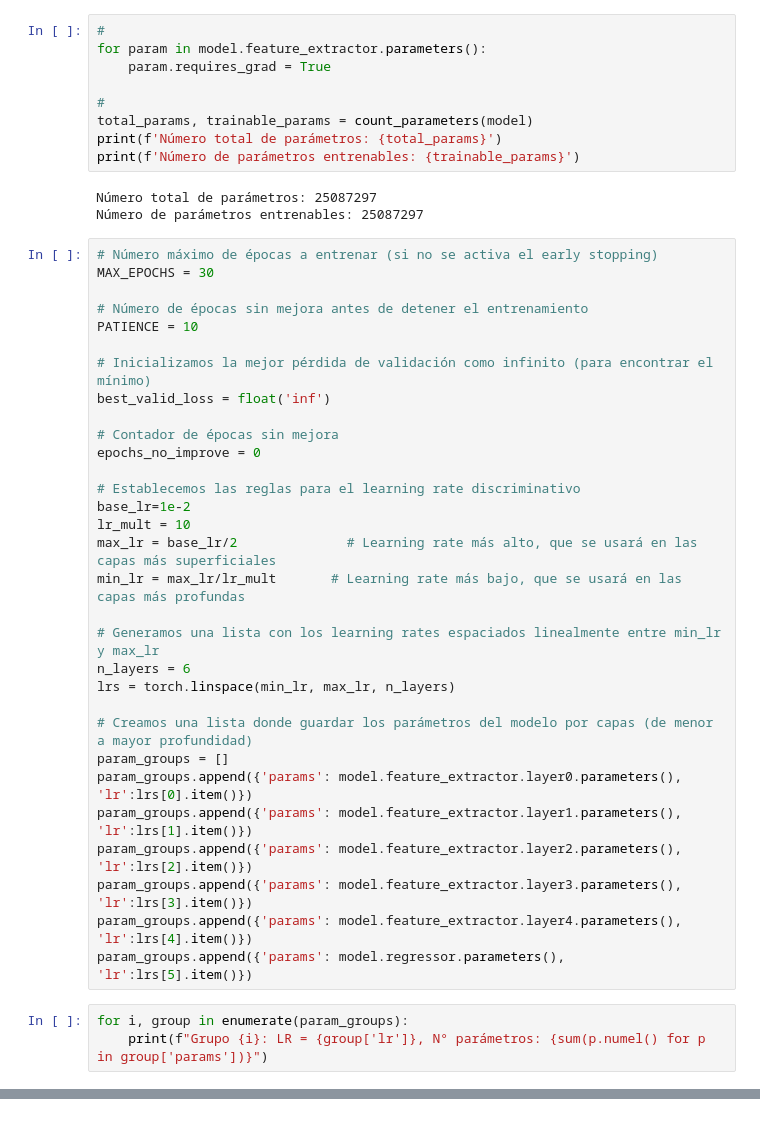
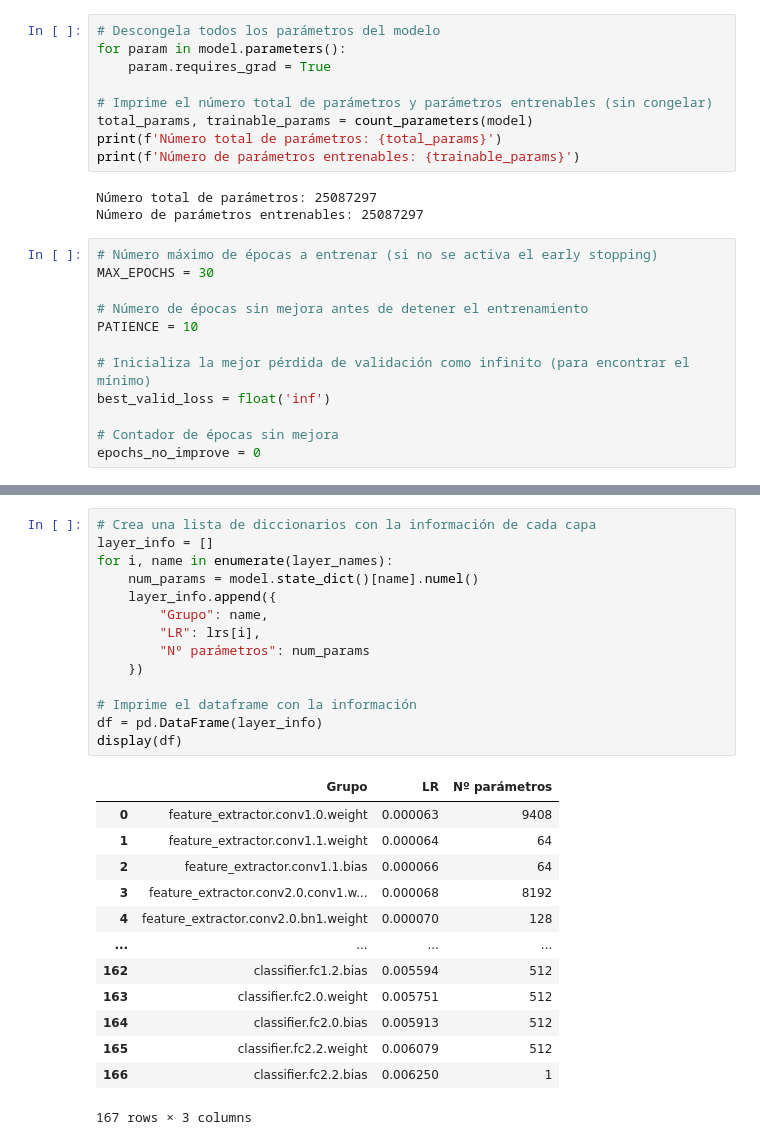
Before and after one commit to esdavide2910/tfg-bioprofile-uncertainty, a Jupyter notebook: notebooks/model1.ipynb, the cells around one changed output, grey strips where cells are left out. Cells and saved outputs as stored; diff of their text form.

```diff
--- a/notebooks/model1.ipynb
+++ b/notebooks/model1.ipynb
@@ -793,9 +821,9 @@ Epoch 0 | Train Loss: 40.31 | Validation Loss: 8.79
 # %%
-#
-for param in model.feature_extractor.parameters():
+# Descongela todos los parámetros del modelo
+for param in model.parameters():
     param.requires_grad = True
 
-#
+# Imprime el número total de parámetros y parámetros entrenables (sin congelar)
 total_params, trainable_params = count_parameters(model)
 print(f'Número total de parámetros: {total_params}')
 print(f'Número de parámetros entrenables: {trainable_params}')
@@ -809,30 +837,8 @@ MAX_EPOCHS = 30
 # Número de épocas sin mejora antes de detener el entrenamiento
 PATIENCE = 10
 
-# Inicializamos la mejor pérdida de validación como infinito (para encontrar el mínimo)
+# Inicializa la mejor pérdida de validación como infinito (para encontrar el mínimo)
 best_valid_loss = float('inf')
 
 # Contador de épocas sin mejora
 epochs_no_improve = 0
-
-# Establecemos las reglas para el learning rate discriminativo
-base_lr=1e-2
-lr_mult = 10
-max_lr = base_lr/2              # Learning rate más alto, que se usará en las capas más superficiales
-min_lr = max_lr/lr_mult       # Learning rate más bajo, que se usará en las capas más profundas
-
-# Generamos una lista con los learning rates espaciados linealmente entre min_lr y max_lr
-n_layers = 6
-lrs = torch.linspace(min_lr, max_lr, n_layers)
-
-# Creamos una lista donde guardar los parámetros del modelo por capas (de menor a mayor profundidad)
-param_groups = []
-param_groups.append({'params': model.feature_extractor.layer0.parameters(), 'lr':lrs[0].item()})
-param_groups.append({'params': model.feature_extractor.layer1.parameters(), 'lr':lrs[1].item()})
-param_groups.append({'params': model.feature_extractor.layer2.parameters(), 'lr':lrs[2].item()})
-param_groups.append({'params': model.feature_extractor.layer3.parameters(), 'lr':lrs[3].item()})
-param_groups.append({'params': model.feature_extractor.layer4.parameters(), 'lr':lrs[4].item()})
-param_groups.append({'params': model.regressor.parameters(), 'lr':lrs[5].item()})
-# %%
-for i, group in enumerate(param_groups):
-    print(f"Grupo {i}: LR = {group['lr']}, N° parámetros: {sum(p.numel() for p in group['params'])}")
@@ -845,0 +881,28 @@ Grupo 5: LR = 0.004999999888241291, N° parámetros: 2107393
+# %%
+# Crea una lista de diccionarios con la información de cada capa
+layer_info = []
+for i, name in enumerate(layer_names):
+    num_params = model.state_dict()[name].numel()
+    layer_info.append({
+        "Grupo": name,
+        "LR": lrs[i],
+        "Nº parámetros": num_params
+    })
+
+# Imprime el dataframe con la información
+df = pd.DataFrame(layer_info)
+display(df)
+# %% [output]
+|  | Grupo | LR | Nº parámetros |
+| 0 | feature_extractor.conv1.0.weight | 0.000063 | 9408 |
+| 1 | feature_extractor.conv1.1.weight | 0.000064 | 64 |
+| 2 | feature_extractor.conv1.1.bias | 0.000066 | 64 |
+| 3 | feature_extractor.conv2.0.conv1.w... | 0.000068 | 8192 |
+| 4 | feature_extractor.conv2.0.bn1.weight | 0.000070 | 128 |
+| ... | ... | ... | ... |
+| 162 | classifier.fc1.2.bias | 0.005594 | 512 |
+| 163 | classifier.fc2.0.weight | 0.005751 | 512 |
+| 164 | classifier.fc2.0.bias | 0.005913 | 512 |
+| 165 | classifier.fc2.2.weight | 0.006079 | 512 |
+| 166 | classifier.fc2.2.bias | 0.006250 | 1 |
+167 rows × 3 columns
```
Also changed, not shown: parts of 29 cells of this notebook, 10 other files.
